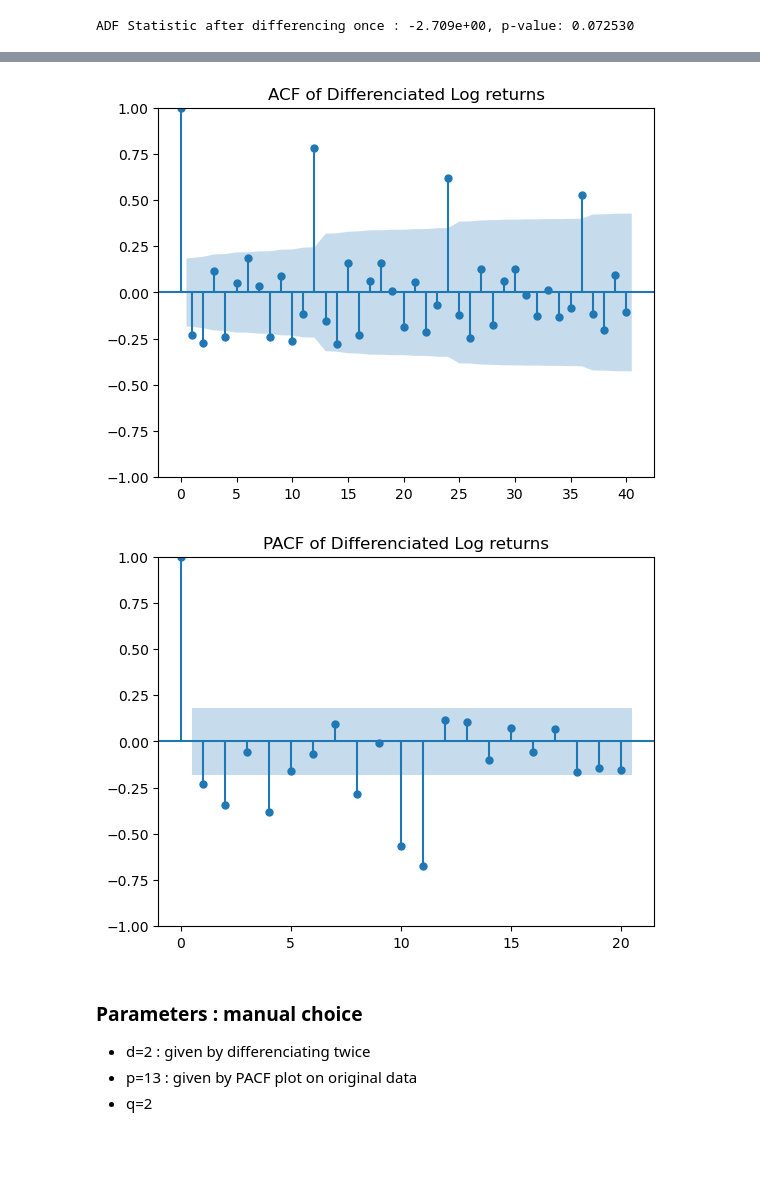
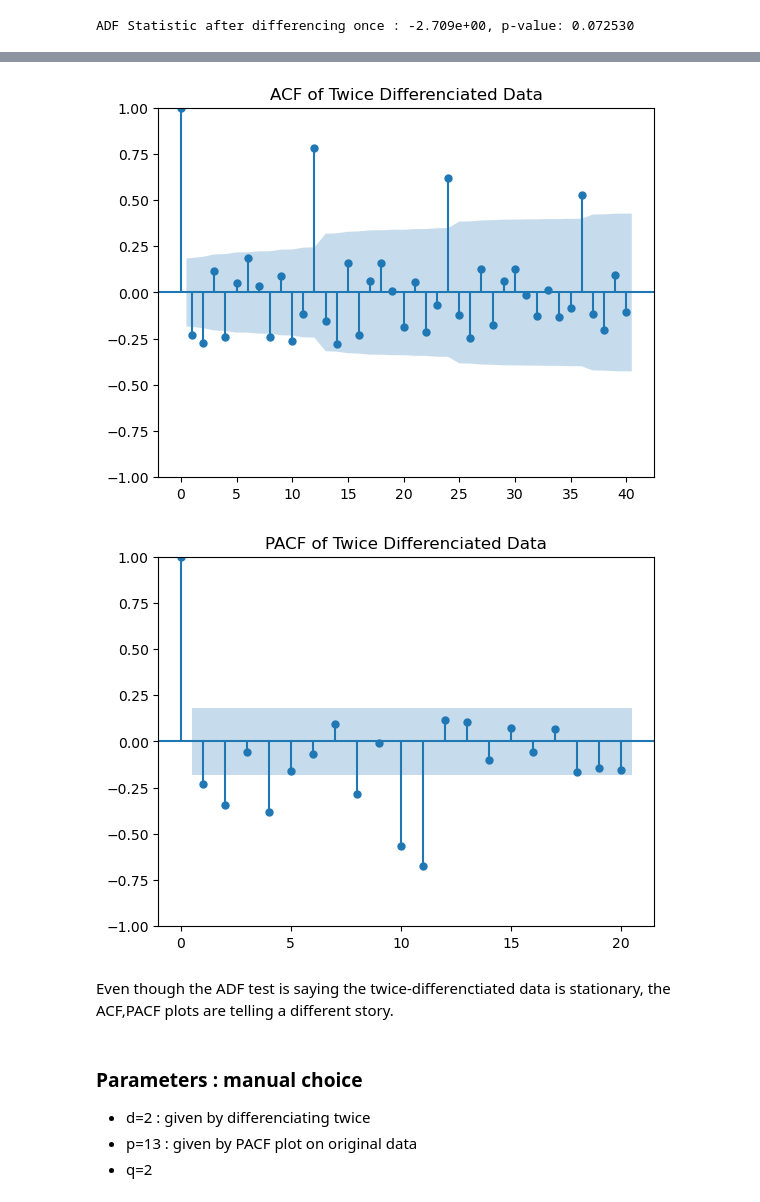
Before and after one commit to BenjaminDeporte/Boilerplate_code, a Jupyter notebook: ARIMA.ipynb, the cells around one changed output, grey strips where cells are left out. Drawn from its saved outputs; the diff is of its cells as text; code cells hidden in the pictures; blank space fills up the shorter version.

```diff
--- a/ARIMA.ipynb
+++ b/ARIMA.ipynb
@@ -147,11 +149,13 @@ cv_5%      -2.890906e+00
 cv_10%     -2.582435e+00
 dtype: float64
 # %%
-acf_original = plot_acf(diff, lags=40, title='ACF of Differenciated Log returns')
-pacf_original = plot_pacf(diff, lags=20, title='PACF of Differenciated Log returns')
+acf_original = plot_acf(diff, lags=40, title='ACF of Twice Differenciated Data')
+pacf_original = plot_pacf(diff, lags=20, title='PACF of Twice Differenciated Data')
 # %% [output]
-[figure, old version]
+[figure, new version]
-[figure, old version]
+[figure, new version]
+# %% [markdown]
+Even though the ADF test is saying the twice-differenctiated data is stationary, the ACF,PACF plots are telling a different story.
 # %% [markdown]
 ### Parameters : manual choice
 - d=2 : given by differenciating twice
```
Also changed, not shown: parts of 6 cells of this notebook.
